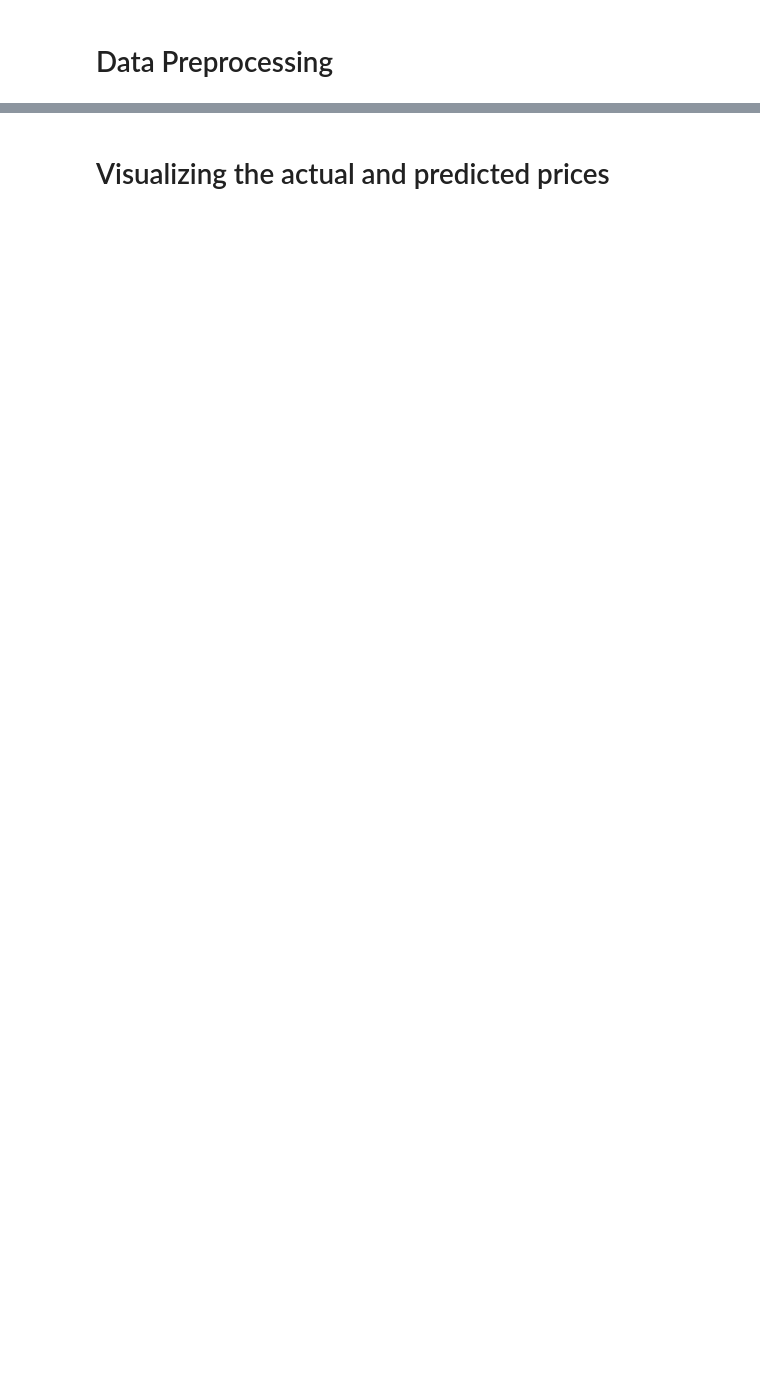
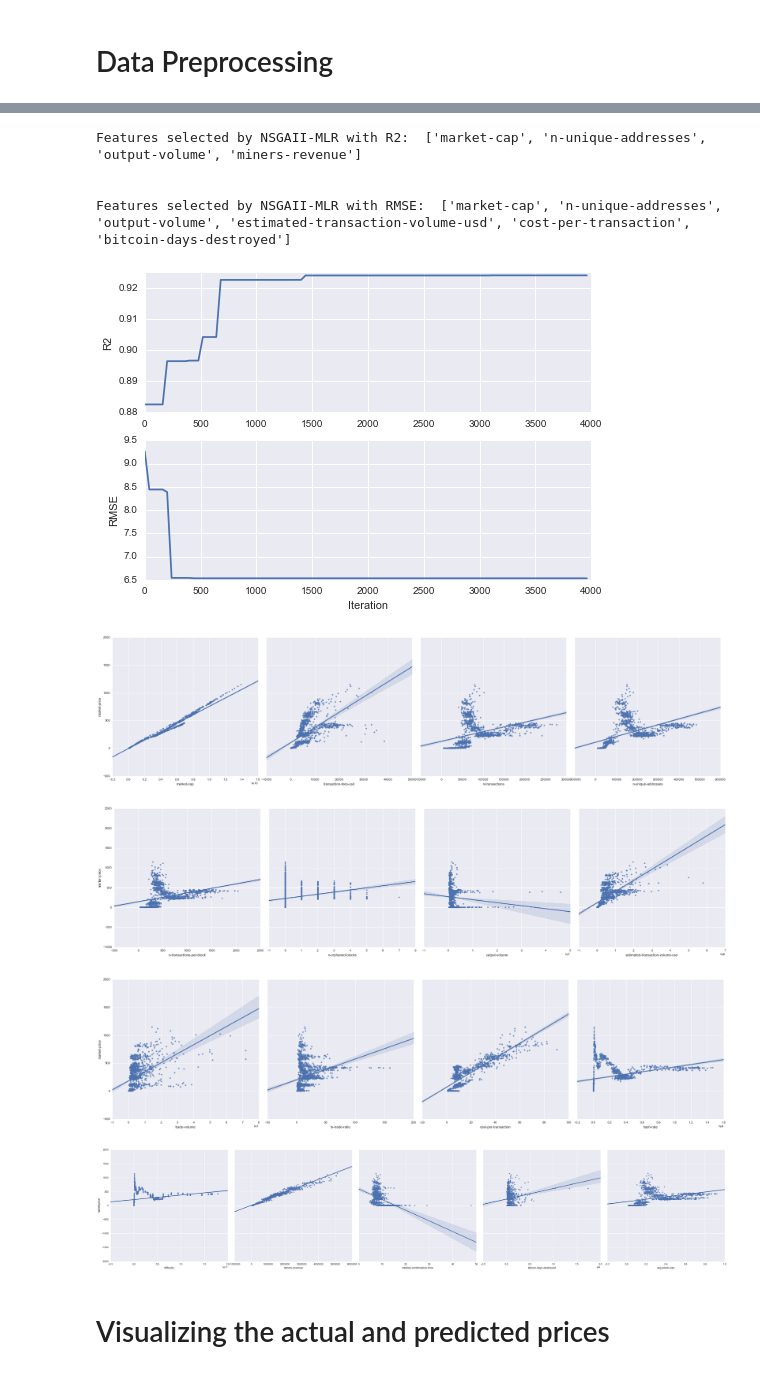
Before and after one commit to Lucsanszky/btc-price-prediction, a Jupyter notebook: DataAnalysis/BTCPricePrediction.ipynb, the cells around one changed output, grey strips where cells are left out. Cells and saved outputs as stored; diff of their text form; code cells hidden in the pictures; blank space fills up the shorter version.

Commit message:
Refactored code, added interactivity, started reporting results

```diff
--- a/DataAnalysis/BTCPricePrediction.ipynb
+++ b/DataAnalysis/BTCPricePrediction.ipynb
@@ -45,6 +57,9 @@ FEATURES = [] # standardized DataFrames from charts, excluding market-price
 date_parse = lambda x: pd.datetime.strptime(x, '%d/%m/%Y %H:%M:%S')
 
 def prep_data(date_from, date_to):
+    del FRAMES[:]
+    del FEATURES[:]
+
     # Create DataFrame from the market-price
     data = pd.read_csv(URL % CHARTS[0], parse_dates=[0], date_parser = date_parse)
     data.columns = ['date', CHARTS[0]]
@@ -73,4 +88,4 @@ def prep_data(date_from, date_to):
         df_standard = pd.DataFrame(data=data_np_standard, index=df.index, columns=df.columns)
         FEATURES.append(df_standard)
 
-prep_data('1/4/2012', '4/13/2016')
+#prep_data('1/4/2012', '4/13/2016')
@@ -332,2 +168,49 @@ Selected features:  ['market-cap', 'n-transactions-per-block', 'output-volume',
+# %%
+def feature_selection(date_from, date_to, gen_num, indiv_num):
+
+    regr = linear_model.LinearRegression()
+
+    prep_data(date_from, date_to)
+
+    r2_results = nsga2_mlr(regr, regr.score, (1.0, -1.0), gen_num, indiv_num)
+    x = list(range(0, indiv_num * gen_num, indiv_num))
+
+    plt.subplot(2, 1, 1)
+    plt.plot(x, r2_results[0])
+    plt.ylabel('R2')
+
+    print ('Features selected by NSGAII-MLR with R2: ', r2_results[1], '\n\n')
+
+    RMSE = lambda x, y: np.sqrt(mse(y, regr.predict(x)))
+    rmse_results = nsga2_mlr(regr, RMSE, (-1.0, -1.0), gen_num, indiv_num)
+
+    plt.subplot(2, 1, 2)
+    plt.plot(x, rmse_results[0])
+    plt.ylabel('RMSE')
+    plt.xlabel('Iteration')
+
+    print ('Features selected by NSGAII-MLR with RMSE: ', rmse_results[1], '\n\n')
+
+    data = pd.concat(FRAMES, axis = 1)
+    sns.pairplot(data, x_vars = CHARTS[1:5], y_vars = CHARTS[0], size = 7, kind = 'reg')
+    sns.pairplot(data, x_vars = CHARTS[5:9], y_vars = CHARTS[0], size = 7, kind = 'reg')
+    sns.pairplot(data, x_vars = CHARTS[9:13], y_vars = CHARTS[0], size = 7, kind = 'reg')
+    sns.pairplot(data, x_vars = CHARTS[13:], y_vars = CHARTS[0], size = 7, kind = 'reg')
+
+widgets.interact(feature_selection,
+                 date_from = '1/4/2012',
+                 date_to = '4/13/2016',
+                 gen_num = 100,
+                 indiv_num = 35)
+# %% [output]
+Features selected by NSGAII-MLR with R2:  ['market-cap', 'n-unique-addresses', 'output-volume', 'miners-revenue']
+
+
+Features selected by NSGAII-MLR with RMSE:  ['market-cap', 'n-unique-addresses', 'output-volume', 'estimated-transaction-volume-usd', 'cost-per-transaction', 'bitcoin-days-destroyed']
+[figure, added]
+[figure, added]
+[figure, added]
+[figure, added]
+[figure, added]
 # %% [markdown]
 # Visualizing the actual and predicted prices
```
Also changed, not shown: parts of 17 cells of this notebook.
